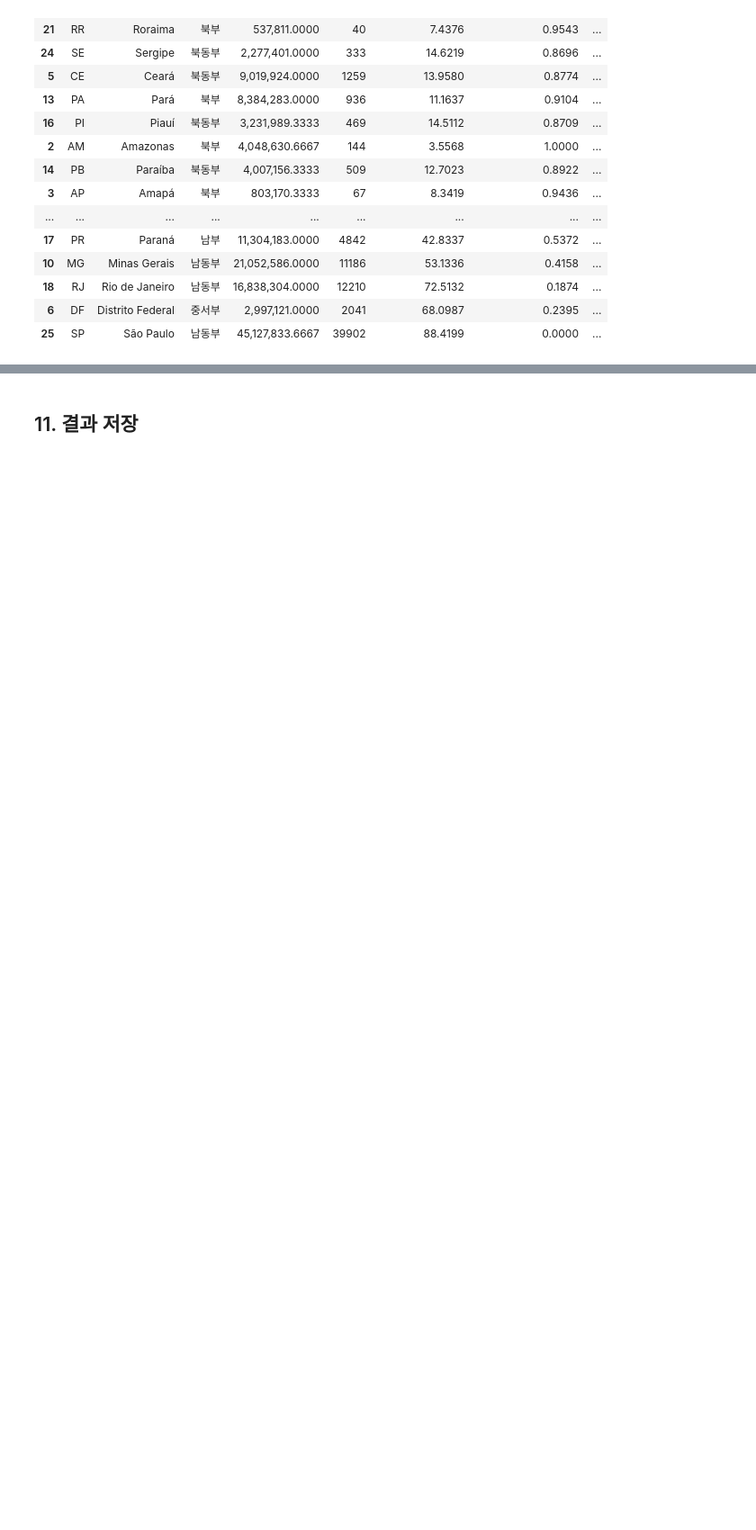
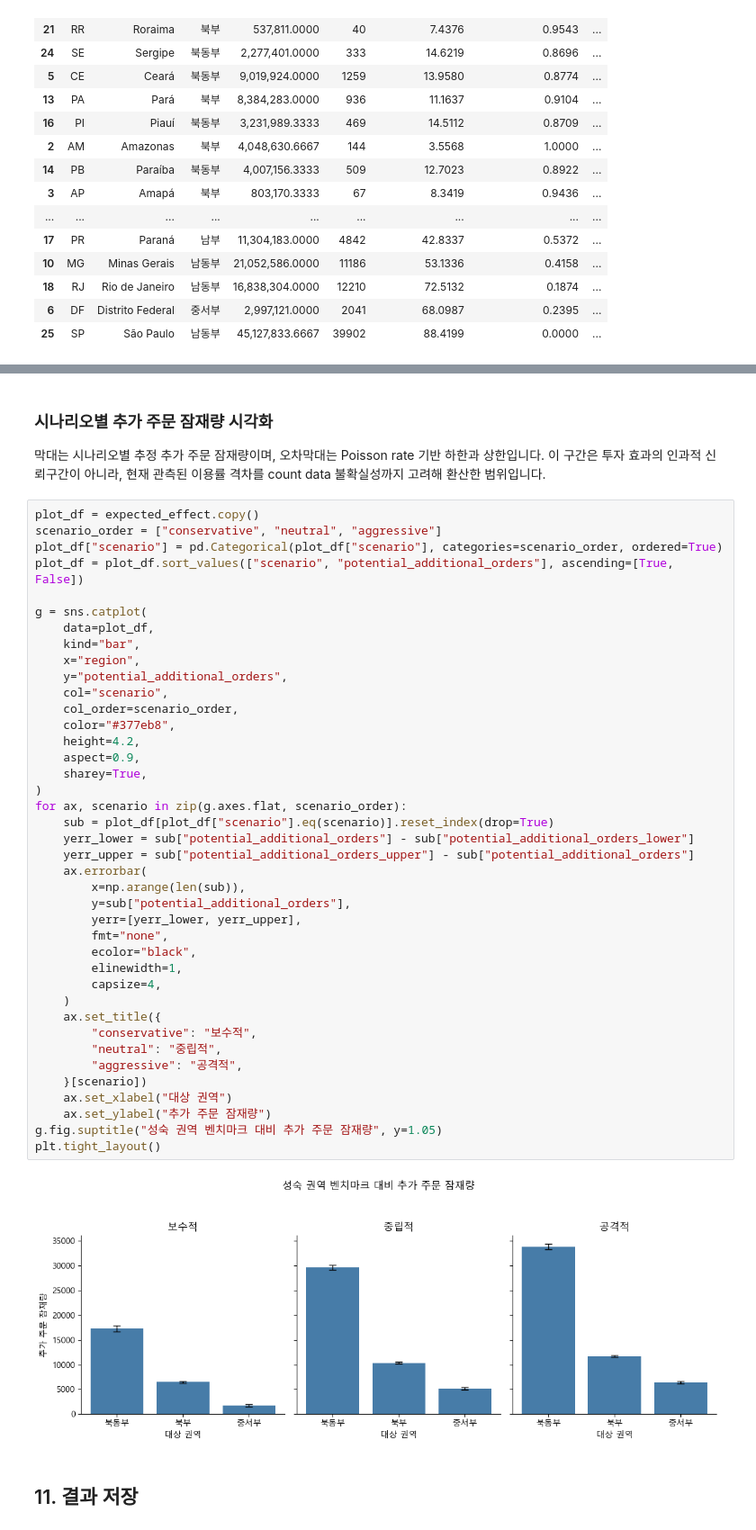
Before and after one commit to KyungminChang/team-oldest-olist-analysis, a Jupyter notebook: notebooks/Distribution_hub/SG/Logistics_folder/population_adjusted_olist_usage_infrastructure.ipynb, the cells around one changed output, grey strips where cells are left out. Shown at 90% size. Drawn from its saved outputs; the diff is of its cells as text; blank space fills up the shorter version.

```diff
--- a/notebooks/Distribution_hub/SG/Logistics_folder/population_adjusted_olist_usage_infrastructure.ipynb
+++ b/notebooks/Distribution_hub/SG/Logistics_folder/population_adjusted_olist_usage_infrastructure.ipynb
@@ -545,3 +661,49 @@ display(expected_effect[
+# %% [markdown]
+### 시나리오별 추가 주문 잠재량 시각화
+
+막대는 시나리오별 추정 추가 주문 잠재량이며, 오차막대는 Poisson rate 기반 하한과 상한입니다. 이 구간은 투자 효과의 인과적 신뢰구간이 아니라, 현재 관측된 이용률 격차를 count data 불확실성까지 고려해 환산한 범위입니다.
+# %%
+plot_df = expected_effect.copy()
+scenario_order = ["conservative", "neutral", "aggressive"]
+plot_df["scenario"] = pd.Categorical(plot_df["scenario"], categories=scenario_order, ordered=True)
+plot_df = plot_df.sort_values(["scenario", "potential_additional_orders"], ascending=[True, False])
+
+g = sns.catplot(
+    data=plot_df,
+    kind="bar",
+    x="region",
+    y="potential_additional_orders",
+    col="scenario",
+    col_order=scenario_order,
+    color="#377eb8",
+    height=4.2,
+    aspect=0.9,
+    sharey=True,
+)
+for ax, scenario in zip(g.axes.flat, scenario_order):
+    sub = plot_df[plot_df["scenario"].eq(scenario)].reset_index(drop=True)
+    yerr_lower = sub["potential_additional_orders"] - sub["potential_additional_orders_lower"]
+    yerr_upper = sub["potential_additional_orders_upper"] - sub["potential_additional_orders"]
+    ax.errorbar(
+        x=np.arange(len(sub)),
+        y=sub["potential_additional_orders"],
+        yerr=[yerr_lower, yerr_upper],
+        fmt="none",
+        ecolor="black",
+        elinewidth=1,
+        capsize=4,
+    )
+    ax.set_title({
+        "conservative": "보수적",
+        "neutral": "중립적",
+        "aggressive": "공격적",
+    }[scenario])
+    ax.set_xlabel("대상 권역")
+    ax.set_ylabel("추가 주문 잠재량")
+g.fig.suptitle("성숙 권역 벤치마크 대비 추가 주문 잠재량", y=1.05)
+plt.tight_layout()
+# %% [output]
+[figure, added]
 # %% [markdown]
 ## 11. 결과 저장
 # %%
```
Also changed, not shown: parts of 5 cells of this notebook.
